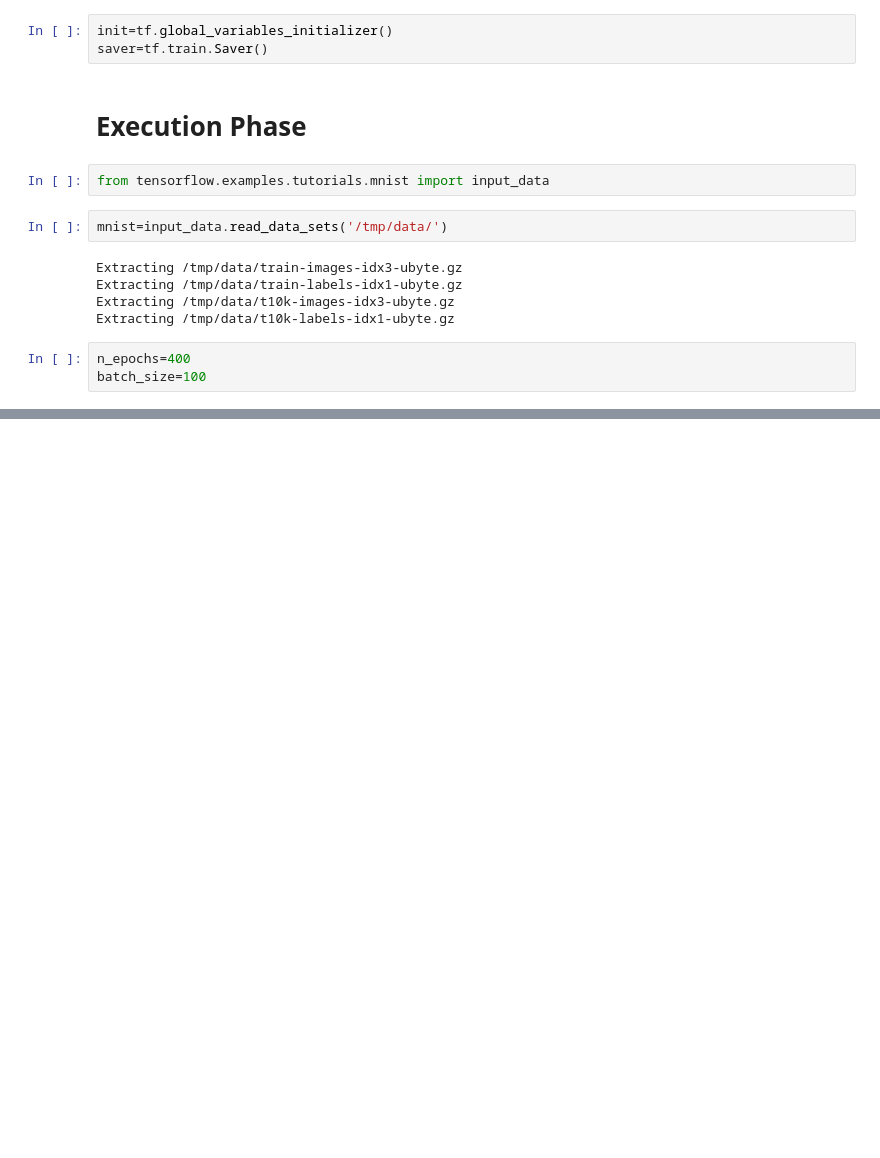
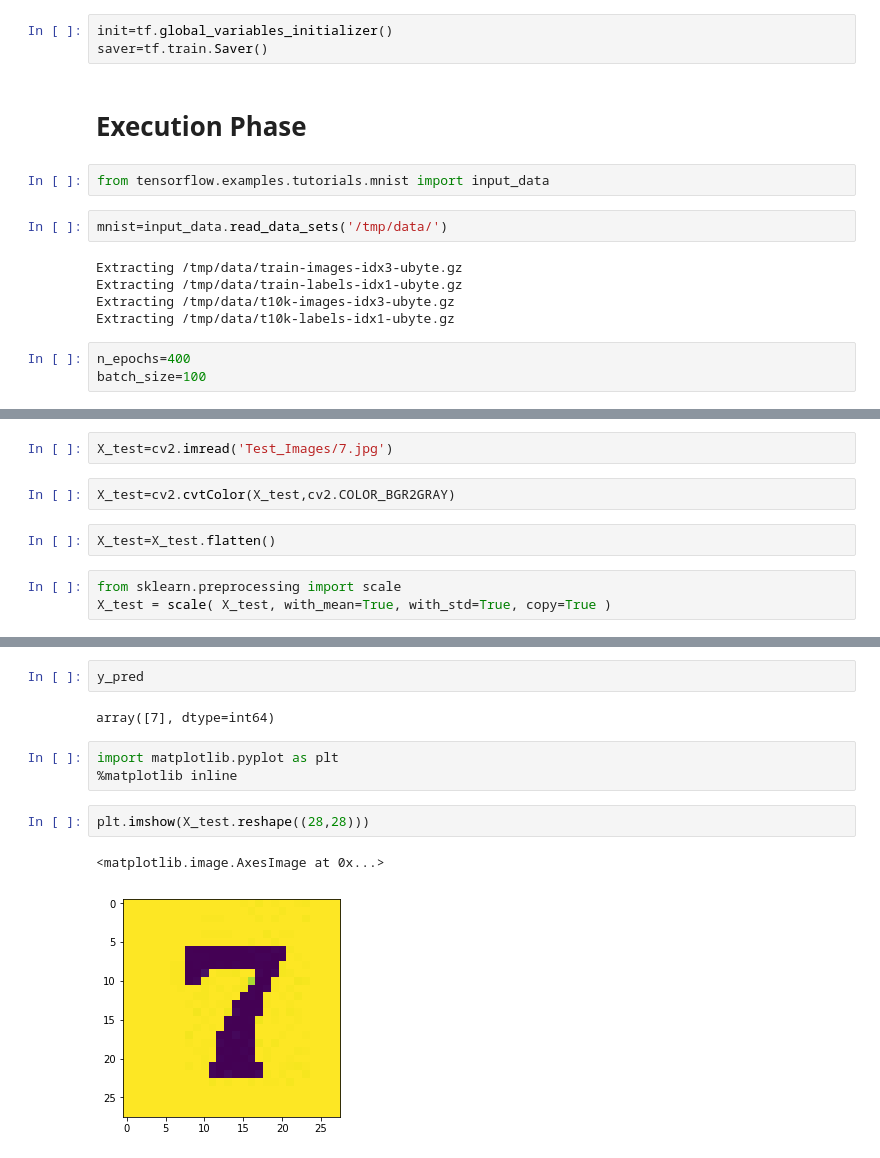
Before and after one commit to mohitgoel188/Digit-Recognizer, a Jupyter notebook: MNIST.ipynb, the cells around one changed output, grey strips where cells are left out. Drawn from its saved outputs; the diff is of its cells as text; blank space fills up the shorter version.

Commit message:
Adding testing
Custom images can be tested

```diff
--- a/MNIST.ipynb
+++ b/MNIST.ipynb
@@ -102,0 +89,9 @@ with tf.Session() as sess:
+# %%
+X_test=cv2.imread('Test_Images/7.jpg')
+# %%
+X_test=cv2.cvtColor(X_test,cv2.COLOR_BGR2GRAY)
+# %%
+X_test=X_test.flatten()
+# %%
+from sklearn.preprocessing import scale
+X_test = scale( X_test, with_mean=True, with_std=True, copy=True )
@@ -102,0 +107,12 @@ with tf.Session() as sess:
+# %%
+y_pred
+# %% [output]
+array([7], dtype=int64)
+# %%
+import matplotlib.pyplot as plt
+%matplotlib inline
+# %%
+plt.imshow(X_test.reshape((28,28)))
+# %% [output]
+<matplotlib.image.AxesImage at 0x...>
+[figure, added]
```
Also changed, not shown: parts of 7 cells of this notebook, 3 other files.
